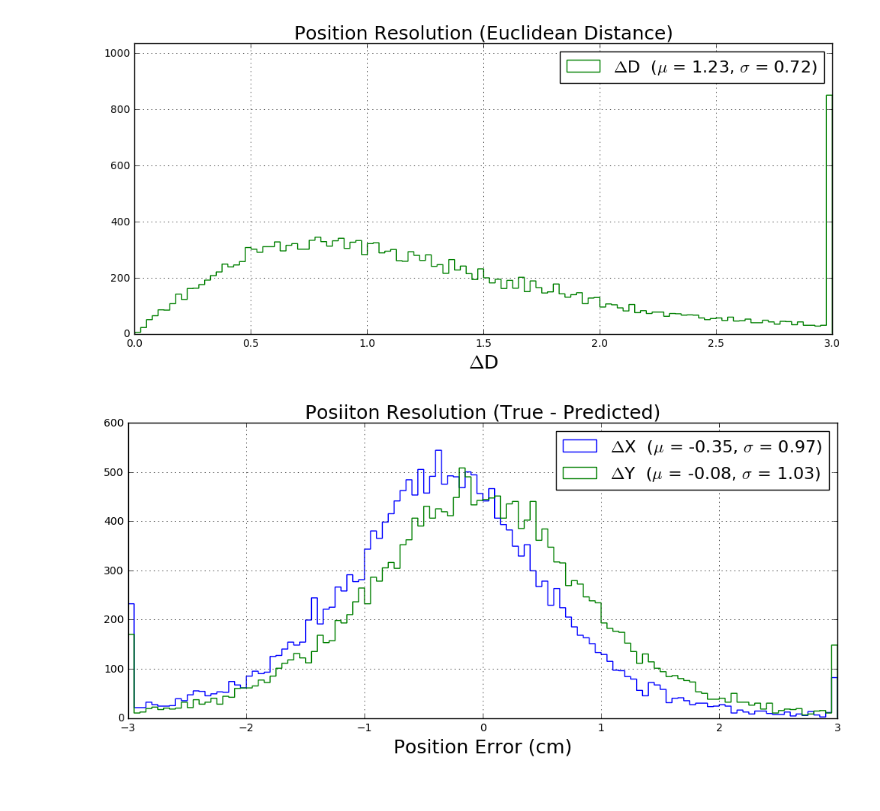
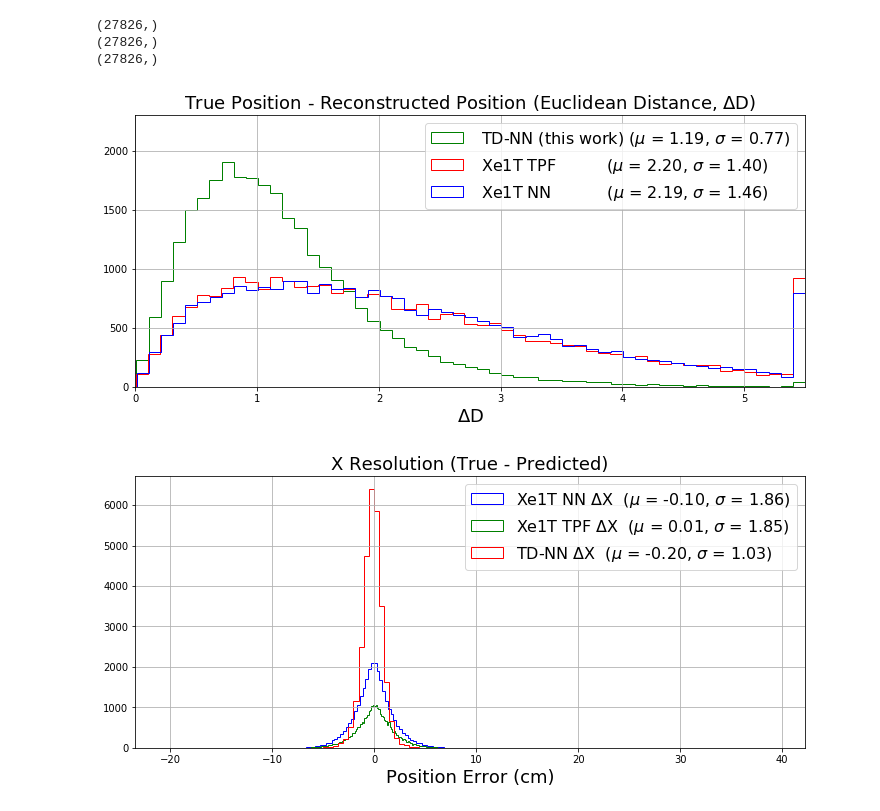
Before and after one commit to dbarg/pax_reconstruction, a Jupyter notebook: xy_s2waveforms/resolution_xy.ipynb, the cells around one changed output. Drawn from its saved outputs; the diff is of its cells as text; code cells hidden in the pictures.

```diff
--- a/xy_s2waveforms/resolution_xy.ipynb
+++ b/xy_s2waveforms/resolution_xy.ipynb
@@ -134,33 +187,53 @@ print(arr_dy_true_pred.shape)
+# %%
+print(arr_dd_nn.shape)
+print(arr_dd_tpf.shape)
+print(arr_dd_true_pred.shape)
+
+
+####################################################################################################
+# Resolution - Prediction
+####################################################################################################
+
+w, h = 12, 5
+
+dd_nbins = 55
+dr_nbins = 6*10*2
+
+# Euclidean
+f = plt.figure(figsize=(w, h))
+
+plt.hist(arr_dd_true_pred, bins=dd_nbins, histtype='step', color='g', label=dd_label_true_pred)
+plt.hist(arr_dd_nn       , bins=dd_nbins, histtype='step', color='r', label=dd_label_tpf)
+plt.hist(arr_dd_tpf      , bins=dd_nbins, histtype='step', color='b', label=dd_label_nn)
+
+plt.xlim([0, dd_max])
+plt.ylim([0, 1.15*plt.gca().get_ylim()[1]])
+plt.title('True Position - Reconstructed Position (Euclidean Distance, $\Delta$D)', fontsize=18)
+plt.xlabel('$\Delta$D', fontsize=18)
+plt.legend(fontsize=16)
+plt.grid(True)
+# %% [output]
+(27826,)
+(27826,)
+(27826,)
+[figure, added]
 # %%
-
-w, h = 12, 5
-
-####################################################################################################
-# Resolution - Prediction
-####################################################################################################
-
-# Euclidean
-f = plt.figure(figsize=(w, h))
-plt.hist(arr_dd_true_pred, bins=dr_nbins, histtype='step', color='g', label=dd_label_true_pred)
-plt.ylim([0, 1.15*plt.gca().get_ylim()[1]])
-plt.title('Position Resolution (Euclidean Distance)', fontsize=18)
-plt.xlabel('$\Delta$D', fontsize=18)
-plt.legend(fontsize=16)
-plt.grid(True)
 
 
 # X, Y
 f = plt.figure(figsize=(w, h))
-plt.hist(arr_dx_true_pred, bins=dr_nbins, histtype='step', color='b', label=dx_label_true_pred)
-plt.hist(arr_dy_true_pred, bins=dr_nbins, histtype='step', color='g', label=dy_label_true_pred)
+plt.hist(arr_dx_nn       , bins=dr_nbins, histtype='step', color='b', label=dx_label_nn)
+plt.hist(arr_dx_tpf      , bins=dr_nbins, histtype='step', color='g', label=dx_label_tpf)
+plt.hist(arr_dx_true_pred, bins=dr_nbins, histtype='step', color='r', label=dx_label_true_pred)
+
+#plt.hist(arr_dy_true_pred, bins=dr_nbins, histtype='step', color='g')#, label=dy_label_true_pred)
 #plt.ylim([0, 1.15*plt.gca().get_ylim()[1]])
-plt.title('Posiiton Resolution (True - Predicted)', fontsize=18)
+plt.title('X Resolution (True - Predicted)', fontsize=18)
 plt.xlabel('Position Error (cm)', fontsize=18)
 plt.legend(fontsize=16)
 plt.grid(True)
 # %% [output]
-[figure, old version]
+[figure, new version]
-[figure, removed]
 # %%
 
 ####################################################################################################
```
Also changed, not shown: parts of 8 cells of this notebook, 6 other files.
